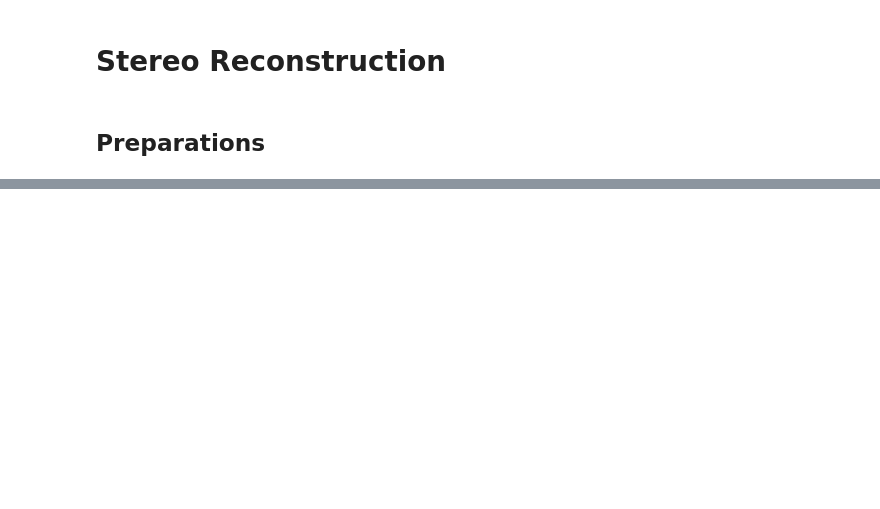
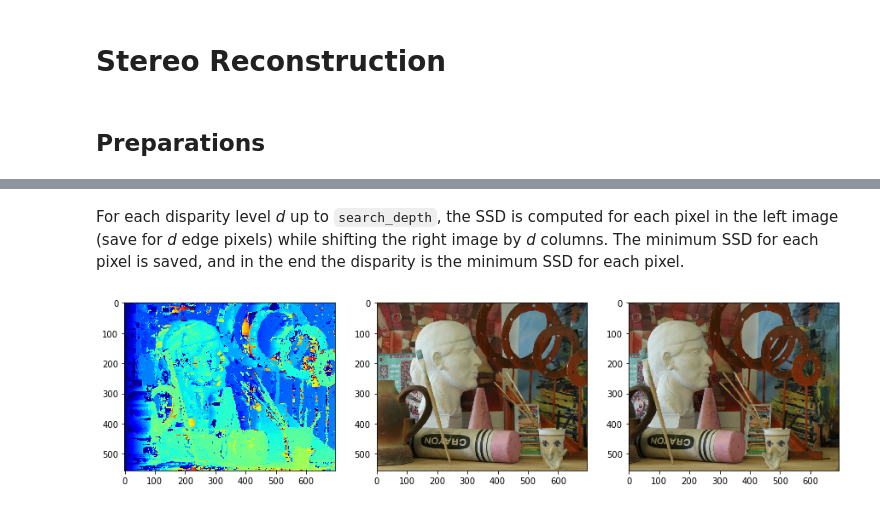
Before and after one commit to Af4rinz/pgm-stereo, a Jupyter notebook: stereo-rec.ipynb, the cells around one changed output, grey strips where cells are left out. Cells and saved outputs as stored; diff of their text form; code cells hidden in the pictures; blank space fills up the shorter version.

```diff
--- a/stereo-rec.ipynb
+++ b/stereo-rec.ipynb
@@ -30,0 +42,6 @@ left_images, right_images = load_image()
+# %%
+dataset = 'dataset-2005/'
+left_images, right_images = load_image(dataset)
+dmin = load_dmin(dataset)
+img_num = len(left_images)
+print(dmin.items())
@@ -31,2 +50,7 @@ left_images, right_images = load_image()
+# %%
+def pair2grey(left, right):
+    left_grey = cv2.cvtColor(left, cv2.COLOR_BGR2GRAY).astype(np.float32)
+    right_grey = cv2.cvtColor(right, cv2.COLOR_BGR2GRAY).astype(np.float32)
+    return left_grey, right_grey
 # %%
 def view_images(left_images, right_images):
@@ -39,0 +71,28 @@ view_images(left_images, right_images)
+# %% [markdown]
+For each disparity level *d* up to `search_depth`, the SSD is computed for each pixel in the left image (save for *d* edge pixels) while shifting the right image by *d* columns. The minimum SSD for each pixel is saved, and in the end the disparity is the minimum SSD for each pixel.
+# %%
+from scipy import ndimage
+def ssd_stereo(left, right, window_size=7, search_depth=30, show=False):
+    grey_left, grey_right = pair2grey(left, right)
+    kernel = np.ones((window_size, window_size), np.float32)
+
+    min_ssd = np.full(grey_left.shape, float('inf'), dtype=np.float32)
+    labels = np.zeros(grey_left.shape, dtype=np.int)
+    for i in range(search_depth):
+        shifted_right = grey_right if i == 0 else grey_right[:, :-i]
+        raw_ssd = np.square(grey_left[:, i:] - shifted_right)
+        ssd = ndimage.filters.convolve(raw_ssd, kernel, mode='constant', cval=0)
+        label_min = ssd < min_ssd[:, i:]
+        min_ssd[:, i:][label_min] = ssd[label_min]
+        labels[:, i:][label_min] = i
+        if show:
+            myssd = np.clip(ssd, 0, 255)
+            cv2.imshow('overlay', myssd)
+            cv2.waitKey(5)
+    cv2.destroyAllWindows()
+    return labels
+# %%
+def disp2jet(disp):
+    cm_jet = cm.ScalarMappable(cmap='jet')
+    disp = cm_jet.to_rgba(disp)[:, :, :3]
+    return disp
@@ -39,0 +106,9 @@ view_images(left_images, right_images)
+# %%
+labels = ssd_stereo(left_images['Art'], right_images['Art'], window_size=5, search_depth=dmin['Art'])
+fig, axs = plt.subplots(1, 3, figsize=(15, 5))
+axs[0].imshow(disp2jet(labels))
+axs[1].imshow(cv2.cvtColor(left_images['Art'], cv2.COLOR_BGR2RGB), cmap='gray')
+axs[2].imshow(cv2.cvtColor(right_images['Art'], cv2.COLOR_BGR2RGB), cmap='gray')
+plt.show()
+# %% [output]
+[figure, added]
```
Also changed, not shown: parts of 15 cells of this notebook, 45 other files.
